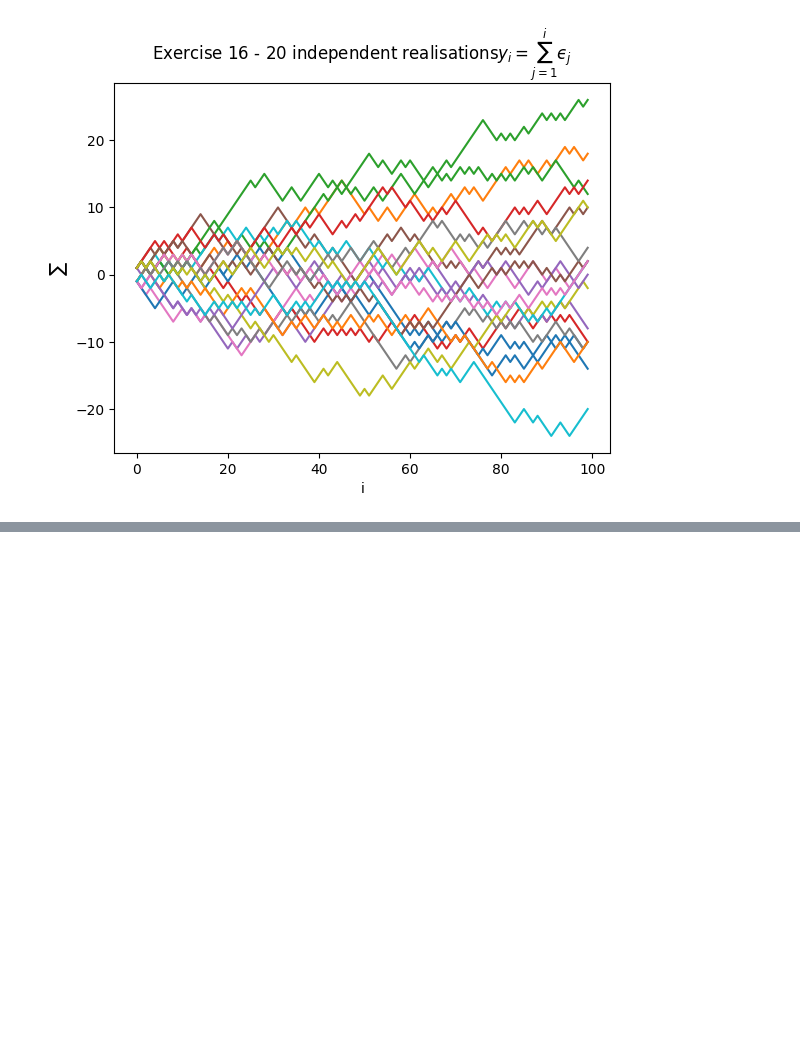
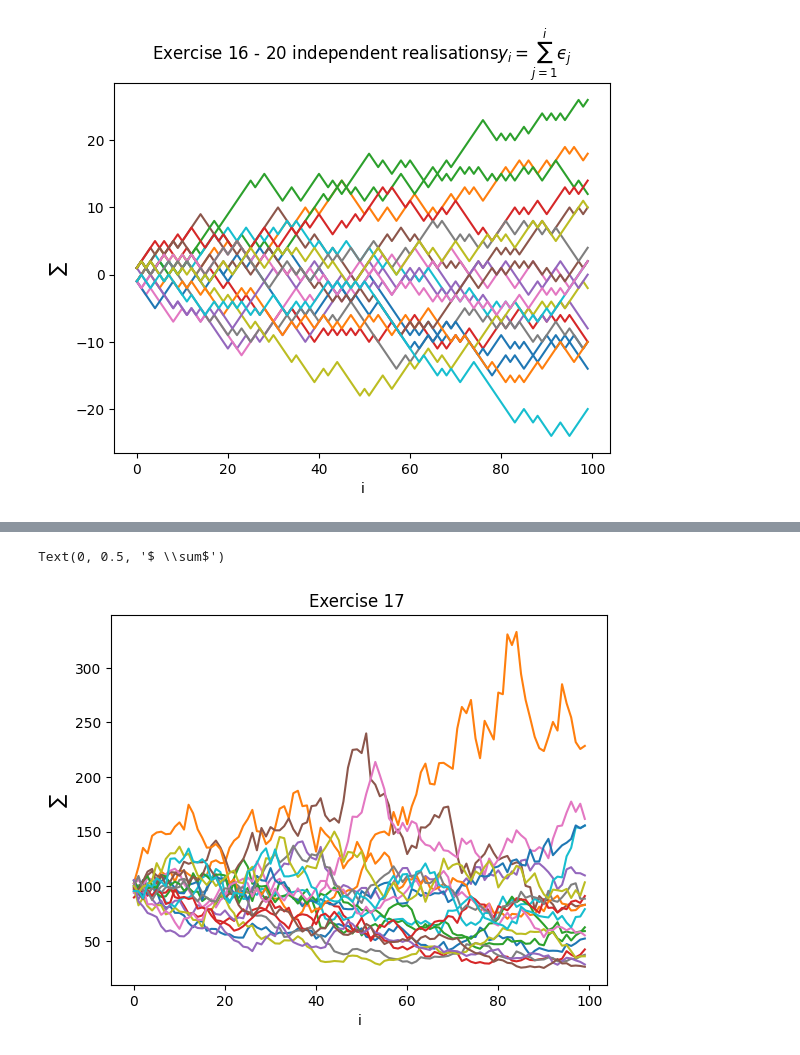
Before and after one commit to izero0324/Scientific-Computing-For-Finance, a Jupyter notebook: lab4/lab4.ipynb, the cells around one changed output, grey strips where cells are left out. Drawn from its saved outputs; the diff is of its cells as text; code cells hidden in the pictures; blank space fills up the shorter version.

```diff
--- a/lab4/lab4.ipynb
+++ b/lab4/lab4.ipynb
@@ -372,0 +381,21 @@ Text(0, 0.5, '$ \\sum$')
+# %%
+# parameters
+n_max = 100         # Set the size to 100
+m_realiz = 20       # Set the independent realisations to 20
+p0 = 100            # Set p0 = 100
+mu = 0              # Set mean to 0
+var = 0.005         # Set σ^2 to 0.005
+std = np.sqrt(var)  # Calculate the std
+
+#Two-by-four array of samples from N(3, 6.25):
+#>>> np.random.normal(3, 2.5, size=(2, 4))
+array_ex17 = normal(mu, std, size = (m_realiz, n_max))
+ex17_y = p0 * np.exp(np.cumsum(array_ex17, axis=1))
+
+plt.plot(range(n_max), ex17_y.T)                        # transpose the array to and plot the result
+plt.title(
+    'Exercise 17 ')
+plt.xlabel('i'); plt.ylabel('$ \sum$')                  # Add x,y labels
+# %% [output]
+Text(0, 0.5, '$ \\sum$')
+[figure, added]
```
Also changed, not shown: parts of 2 cells of this notebook.
